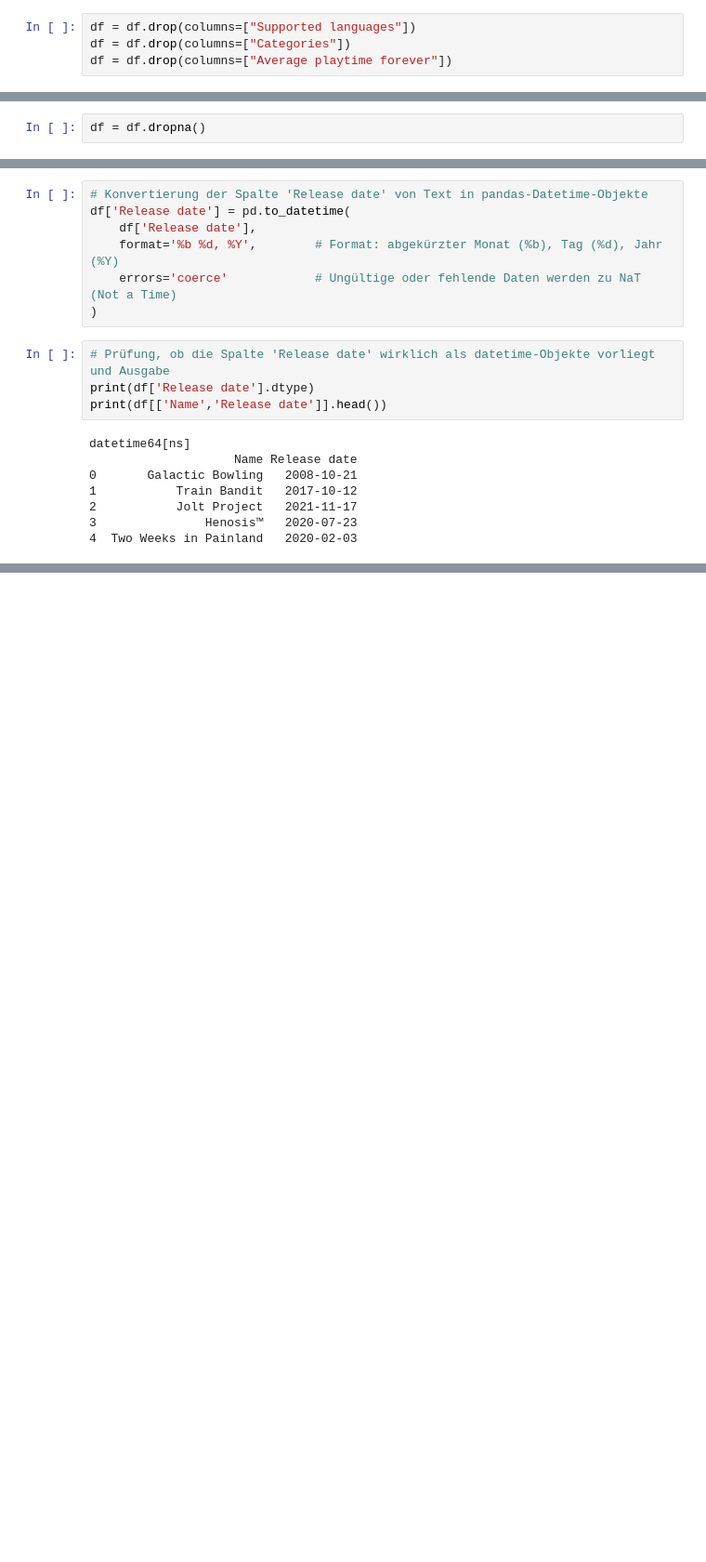
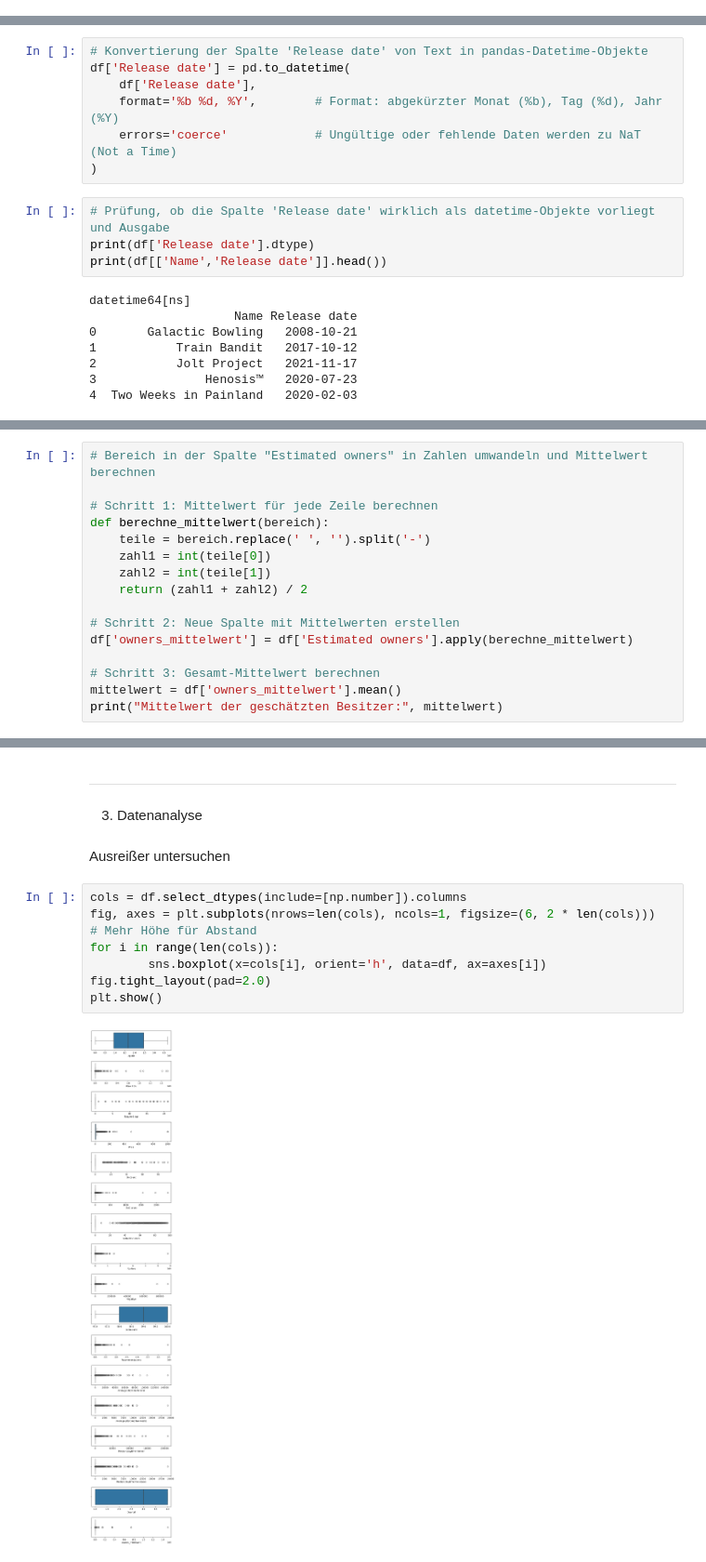
Before and after one commit to Hinamih/BDASos25-, a Jupyter notebook: BDA Analyseprojekt.ipynb, the cells around one changed output, grey strips where cells are left out. Shown: that part at 93% size. Saved outputs shown, nothing was run; the diff lists cells and outputs as text; blank space fills up the shorter version.

Commit message:
Erste Datenanalysen

```diff
--- a/BDA Analyseprojekt.ipynb
+++ b/BDA Analyseprojekt.ipynb
@@ -113,5 +160 @@ Tags                           6440
 dtype: int64
-# %%
-df = df.drop(columns=["Supported languages"])
-df = df.drop(columns=["Categories"])
-df = df.drop(columns=["Average playtime forever"])
@@ -210,2 +160,0 @@ df[df.isnull().any(axis=1)]
-# %%
-df = df.dropna()
@@ -267,0 +201,16 @@ print(df[['Name','Release date','Quartal']].head(10))
+# %%
+# Bereich in der Spalte "Estimated owners" in Zahlen umwandeln und Mittelwert berechnen
+
+# Schritt 1: Mittelwert für jede Zeile berechnen
+def berechne_mittelwert(bereich):
+    teile = bereich.replace(' ', '').split('-')
+    zahl1 = int(teile[0])
+    zahl2 = int(teile[1])
+    return (zahl1 + zahl2) / 2
+
+# Schritt 2: Neue Spalte mit Mittelwerten erstellen
+df['owners_mittelwert'] = df['Estimated owners'].apply(berechne_mittelwert)
+
+# Schritt 3: Gesamt-Mittelwert berechnen
+mittelwert = df['owners_mittelwert'].mean()
+print("Mittelwert der geschätzten Besitzer:", mittelwert)
@@ -267,0 +234,15 @@ print(df[['Name','Release date','Quartal']].head(10))
+# %% [markdown]
+---------------------------------------------------------------------------
+# %% [markdown]
+3. Datenanalyse
+# %% [markdown]
+Ausreißer untersuchen
+# %%
+cols = df.select_dtypes(include=[np.number]).columns
+fig, axes = plt.subplots(nrows=len(cols), ncols=1, figsize=(6, 2 * len(cols)))  # Mehr Höhe für Abstand
+for i in range(len(cols)):
+        sns.boxplot(x=cols[i], orient='h', data=df, ax=axes[i])
+fig.tight_layout(pad=2.0)
+plt.show()
+# %% [output]
+[figure, added]
```
Also changed, not shown: parts of 48 cells of this notebook.
